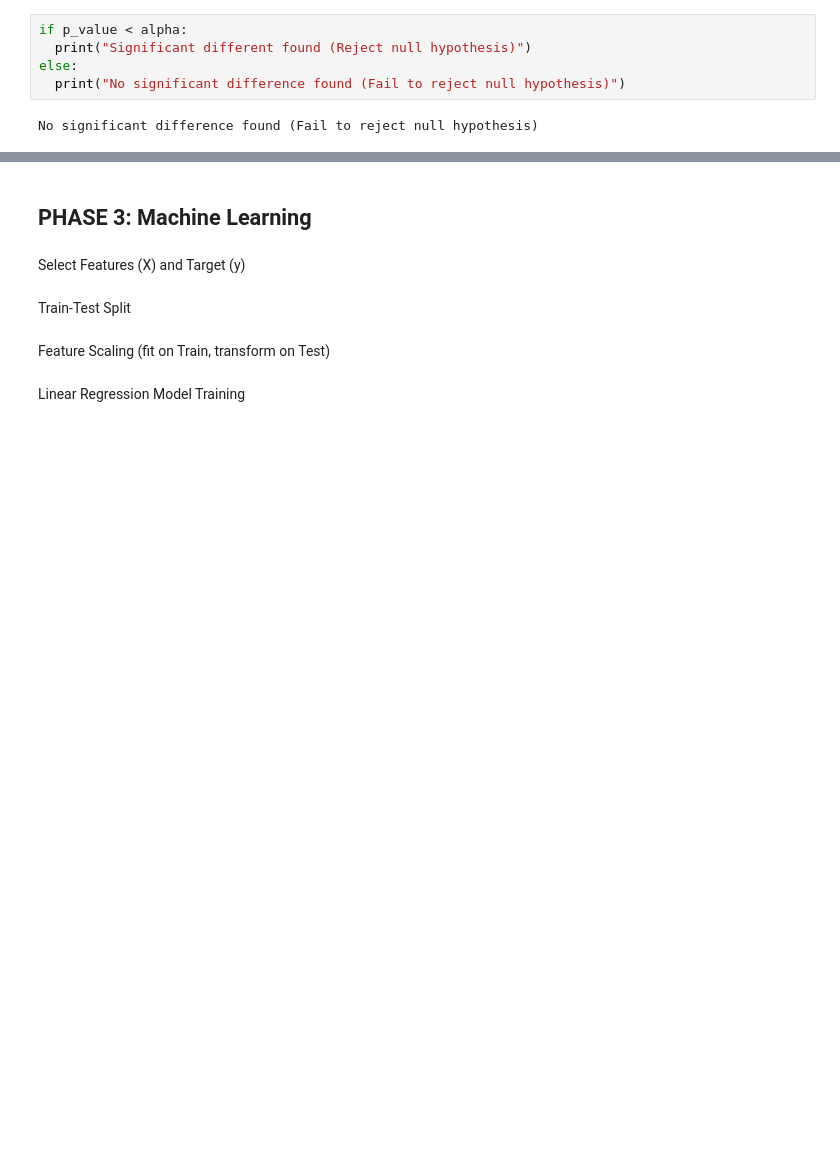
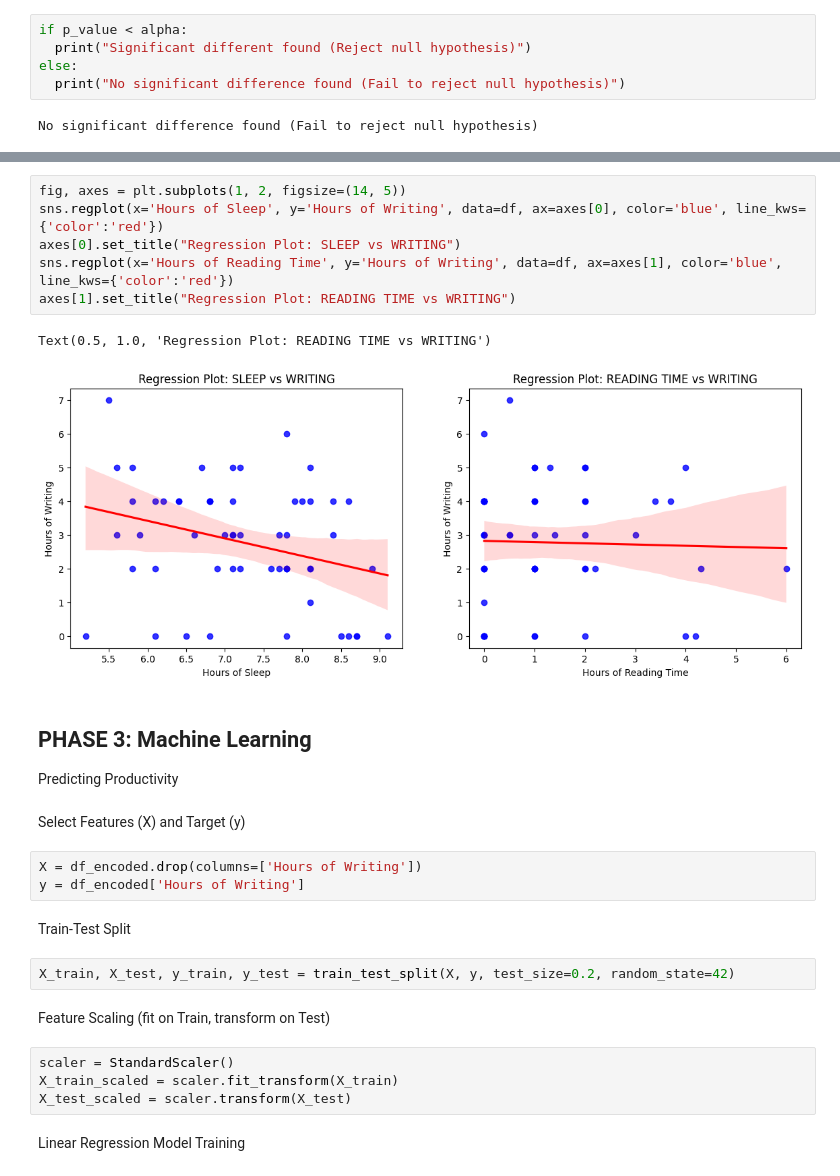
Before and after one commit to moridin04/Data-Science-Project, a Jupyter notebook: Data_Science_Project.ipynb, the cells around one changed output, grey strips where cells are left out. Saved outputs shown, nothing was run; the diff lists cells and outputs as text; blank space fills up the shorter version.

```diff
--- a/Data_Science_Project.ipynb
+++ b/Data_Science_Project.ipynb
@@ -436,10 +473,29 @@ No significant difference found (Fail to reject null hypothesis)
+# %%
+fig, axes = plt.subplots(1, 2, figsize=(14, 5))
+sns.regplot(x='Hours of Sleep', y='Hours of Writing', data=df, ax=axes[0], color='blue', line_kws={'color':'red'})
+axes[0].set_title("Regression Plot: SLEEP vs WRITING")
+sns.regplot(x='Hours of Reading Time', y='Hours of Writing', data=df, ax=axes[1], color='blue', line_kws={'color':'red'})
+axes[1].set_title("Regression Plot: READING TIME vs WRITING")
+# %% [output]
+Text(0.5, 1.0, 'Regression Plot: READING TIME vs WRITING')
+[figure, added]
 # %% [markdown]
 ## **PHASE 3: Machine Learning**
+Predicting Productivity
 # %% [markdown]
 Select Features (X) and Target (y)
+# %%
+X = df_encoded.drop(columns=['Hours of Writing'])
+y = df_encoded['Hours of Writing']
 # %% [markdown]
 Train-Test Split
+# %%
+X_train, X_test, y_train, y_test = train_test_split(X, y, test_size=0.2, random_state=42)
 # %% [markdown]
 Feature Scaling (fit on Train, transform on Test)
+# %%
+scaler = StandardScaler()
+X_train_scaled = scaler.fit_transform(X_train)
+X_test_scaled = scaler.transform(X_test)
 # %% [markdown]
 Linear Regression Model Training
```
Also changed, not shown: parts of 30 cells of this notebook.
